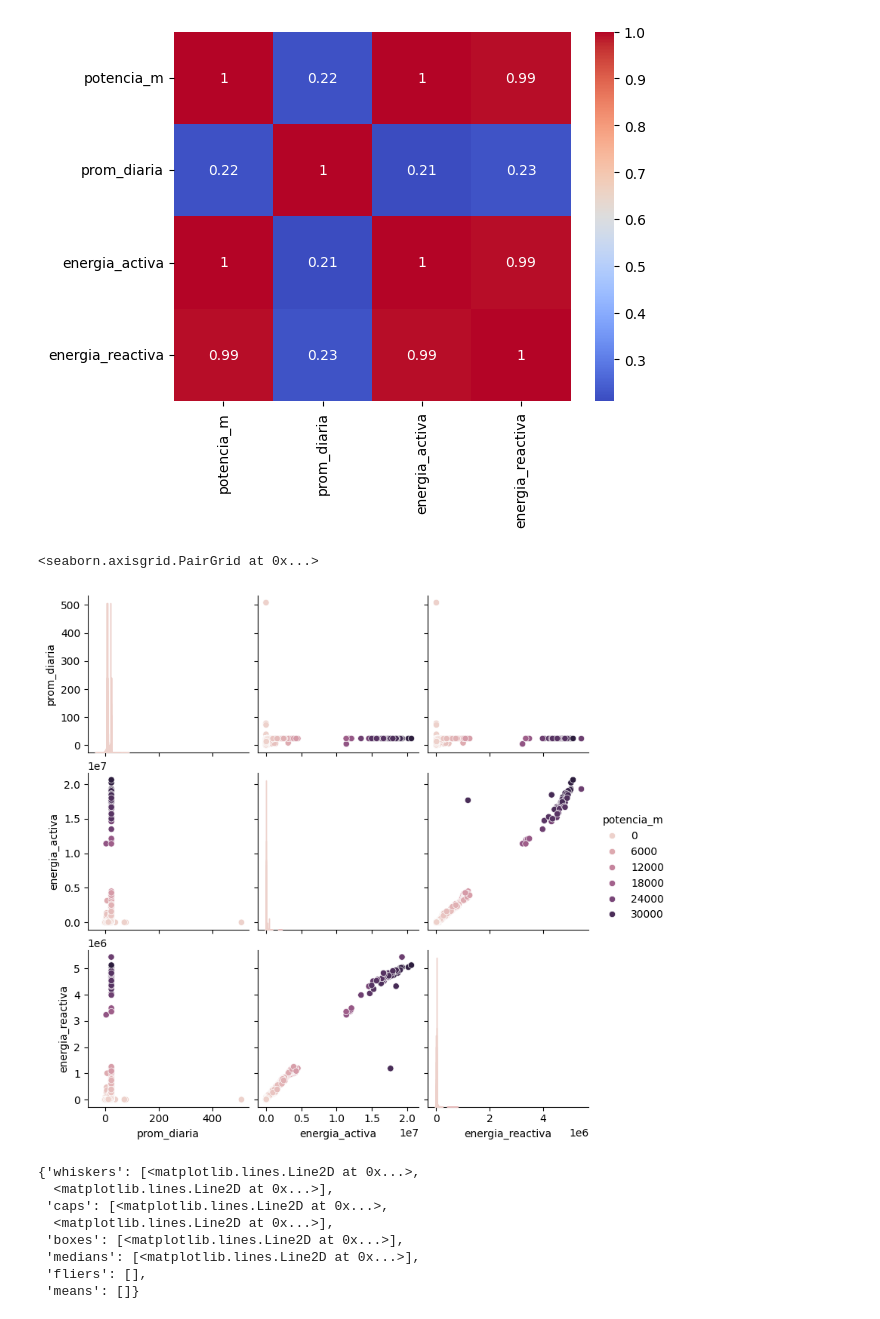
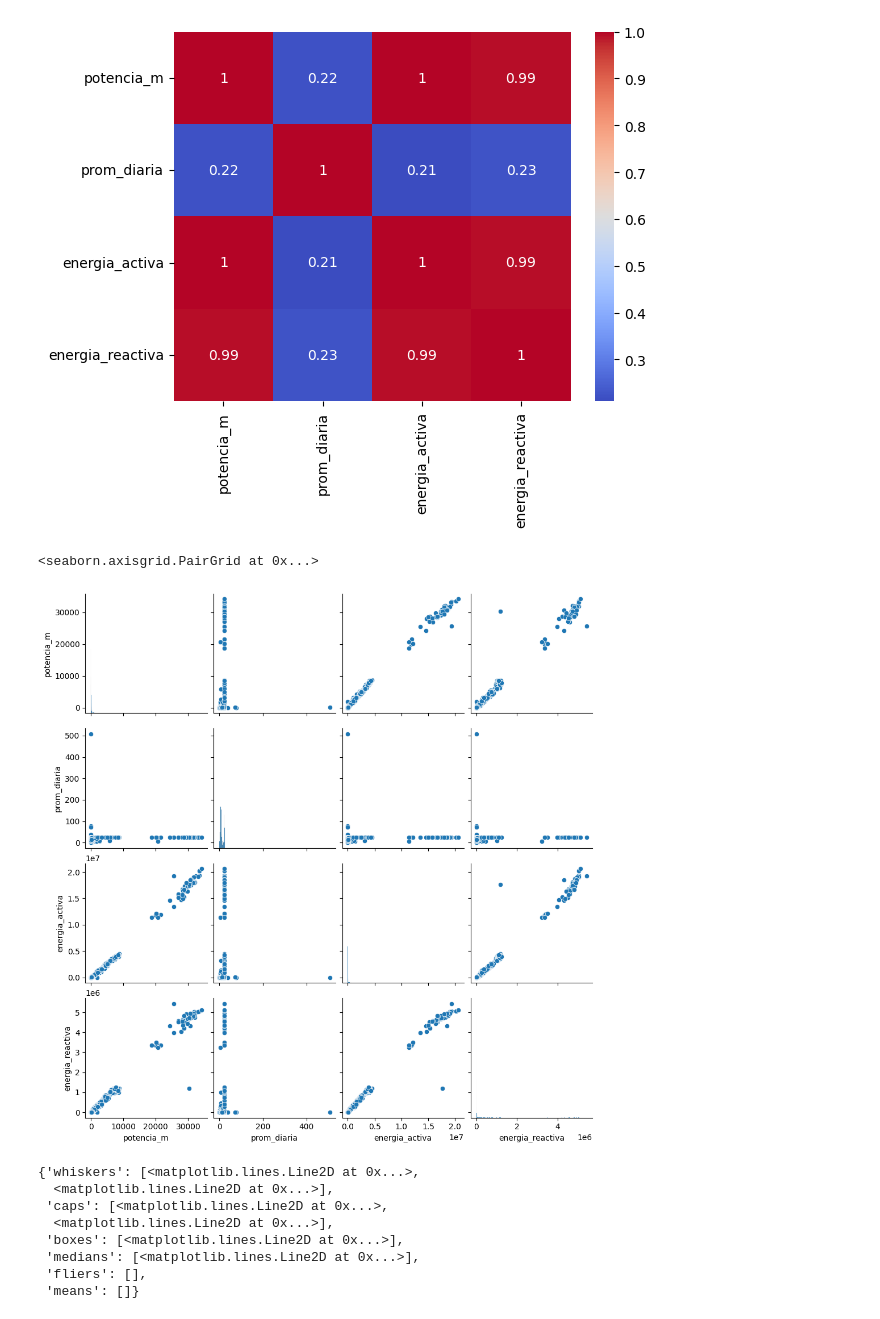
Before and after one commit to gluoneros/talentoTech, a Jupyter notebook: ProyectoFinal_Probador.ipynb, the cells around one changed output. Saved outputs shown, nothing was run; the diff lists cells and outputs as text; code cells hidden in the pictures.

```diff
--- a/ProyectoFinal_Probador.ipynb
+++ b/ProyectoFinal_Probador.ipynb
@@ -200,10 +206,10 @@ sns.heatmap(correlacion1, annot=True, cmap='coolwarm')
 <Axes: >
 [figure]
 # %%
-sns.pairplot(df1, hue='potencia_m')
+sns.pairplot(df1)
 # %% [output]
 <seaborn.axisgrid.PairGrid at 0x...>
-[figure, old version]
+[figure, new version]
 # %%
 fig, ax = plt.subplots(2, 2, figsize=(12, 12))
 ax[0][0].set_title('Promedio Diaria')
```
Also changed, not shown: parts of 33 cells of this notebook.
